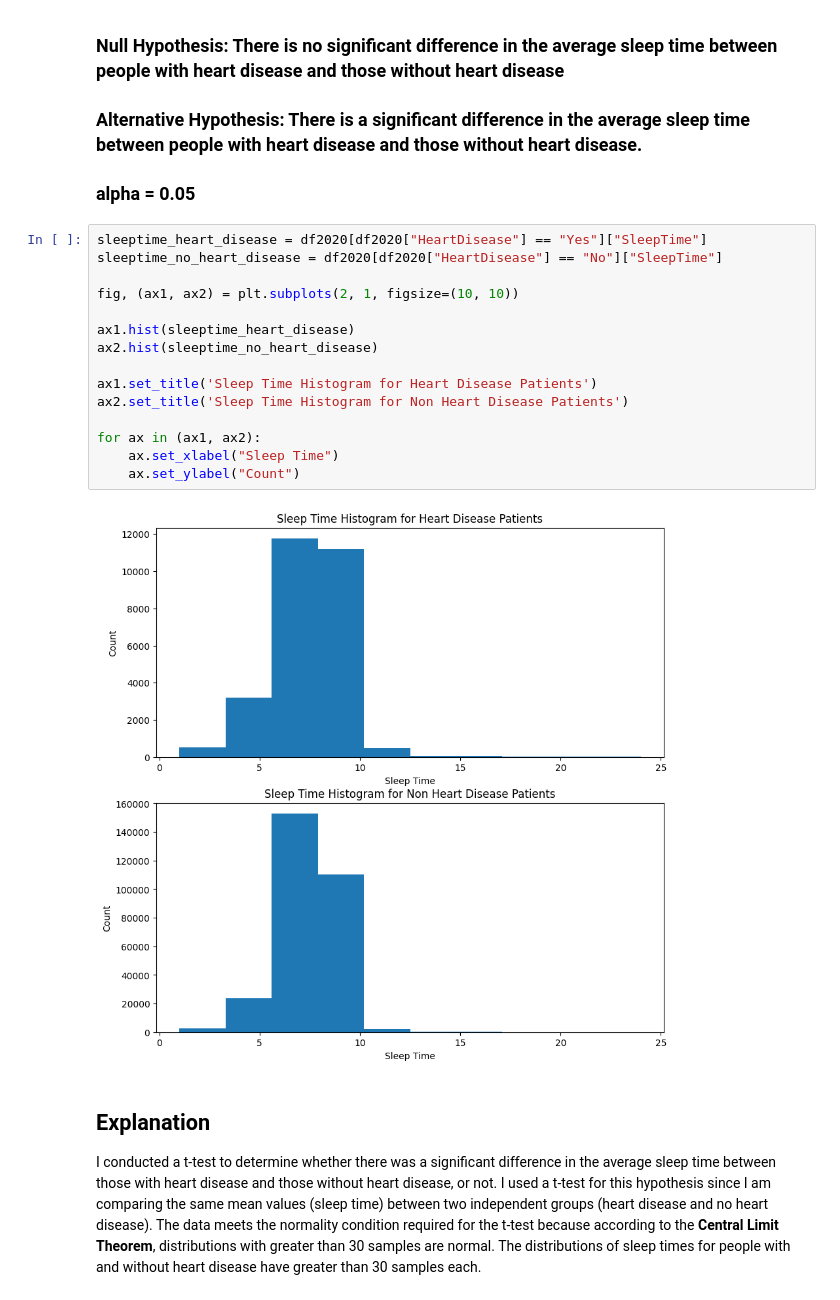
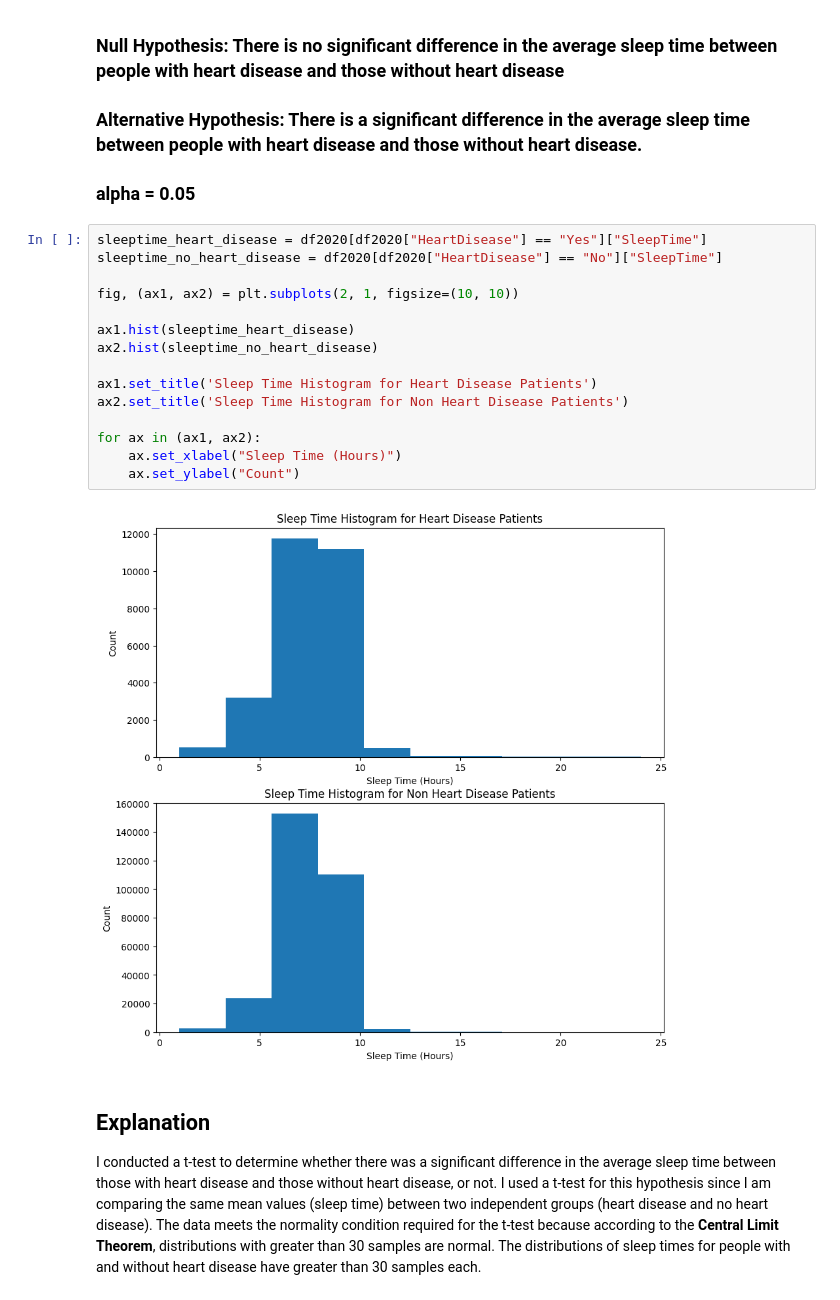
Before and after one commit to lokashrinav/320HeartDisease, a Jupyter notebook: Analysis.ipynb, the cells around one changed output. Drawn from its saved outputs; the diff is of its cells as text.

Commit message:
added hours to sleep vs heart disease graph

```diff
--- a/Analysis.ipynb
+++ b/Analysis.ipynb
@@ -162,20 +162,20 @@ As we can see from the chi square test, comparing the distribution of BMI's of i
 # %%
 sleeptime_heart_disease = df2020[df2020["HeartDisease"] == "Yes"]["SleepTime"]
 sleeptime_no_heart_disease = df2020[df2020["HeartDisease"] == "No"]["SleepTime"]
 
 fig, (ax1, ax2) = plt.subplots(2, 1, figsize=(10, 10))
 
 ax1.hist(sleeptime_heart_disease)
 ax2.hist(sleeptime_no_heart_disease)
 
 ax1.set_title('Sleep Time Histogram for Heart Disease Patients')
 ax2.set_title('Sleep Time Histogram for Non Heart Disease Patients')
 
 for ax in (ax1, ax2):
-    ax.set_xlabel("Sleep Time")
+    ax.set_xlabel("Sleep Time (Hours)")
     ax.set_ylabel("Count")
 # %% [output]
-[figure, old version]
+[figure, new version]
 # %% [markdown]
 ## Explanation
 I conducted a t-test to determine whether there was a significant difference in the average sleep time between those with heart disease and those without heart disease, or not. I used a t-test for this hypothesis since I am comparing the same mean values (sleep time) between two independent groups (heart disease and no heart disease). The data meets the normality condition required for the t-test because according to the **Central Limit Theorem**, distributions with greater than 30 samples are normal. The distributions of sleep times for people with and without heart disease have greater than 30 samples each.
```
